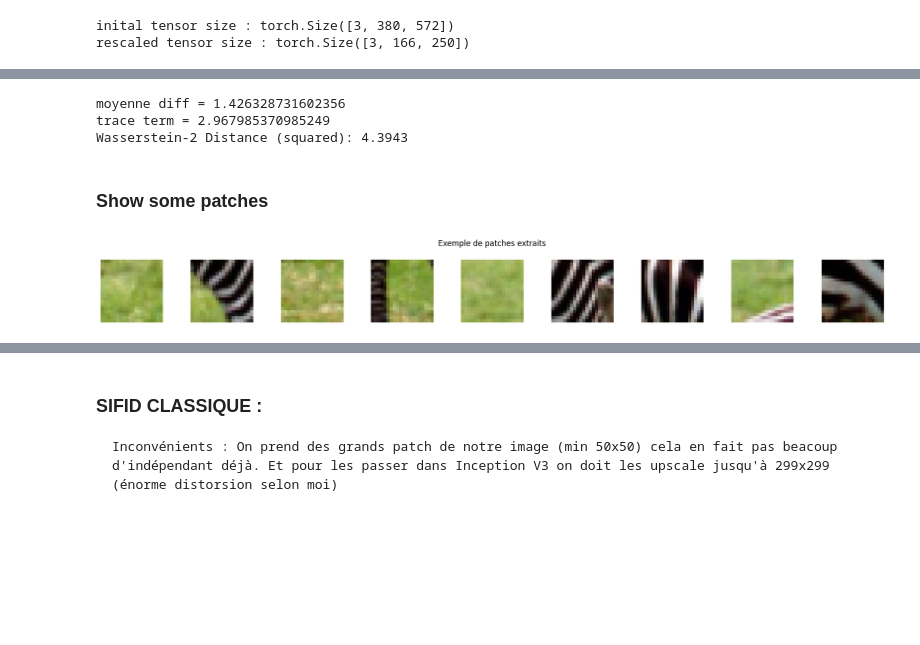
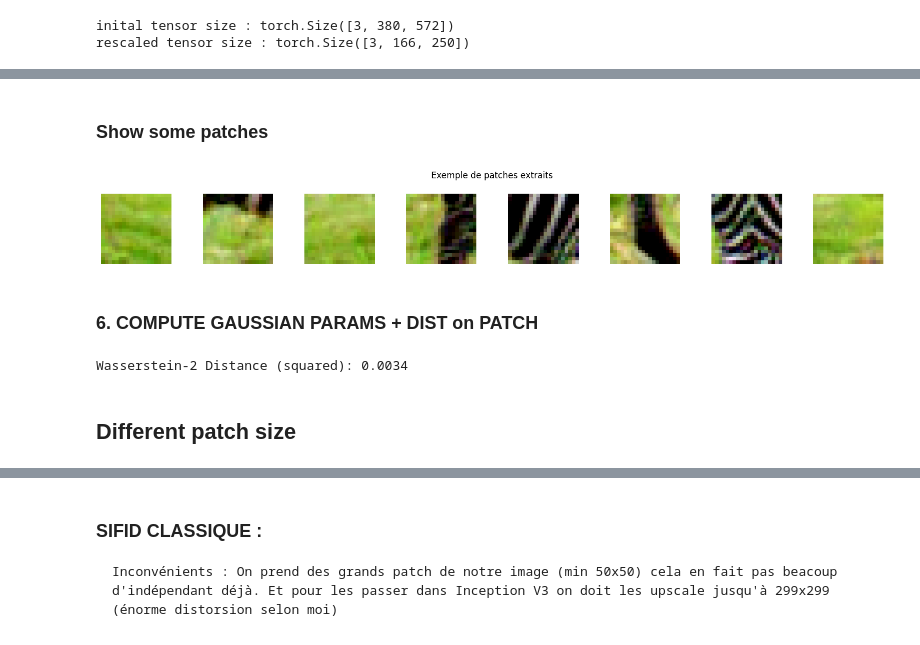
Before and after one commit to Loudwig/SinGan, a Jupyter notebook: evaluate_model.ipynb, the cells around one changed output, grey strips where cells are left out. Saved outputs shown, nothing was run; the diff lists cells and outputs as text; code cells hidden in the pictures; blank space fills up the shorter version.

```diff
--- a/evaluate_model.ipynb
+++ b/evaluate_model.ipynb
@@ -249,13 +139,3 @@ print(f"rescaled tensor size : {im_resized.shape}")
 # %% [output]
 inital tensor size : torch.Size([3, 380, 572])
 rescaled tensor size : torch.Size([3, 166, 250])
-# %%
-scales = [im_resized.unsqueeze(0)]    # niveau 0 = fine
-
-for i in range(0, loaded_N):
-    prev = scales[-1]
-    _, _, h, w = prev.shape
-    new_h = max(int(h / loaded_r), 1)
-    new_w = max(int(w / loaded_r), 1)
-    down = resize(prev, size=[new_h, new_w], antialias=True)
-    scales.append(down)
@@ -311,18 +144,27 @@ def generate_multiscale(start_scale: int = loaded_N - 1,Generators = loaded_gene
 # %%
-# Cell 2: Génération et stockage des échantillons
-out_dir = "outputs/" + image_name
-os.makedirs(out_dir, exist_ok=True)
+scale_to_evaluate_on = 0 # 0 : finest
+patch_size = 20
+stride = 3
+
 
 K = 8
 final_imgs = []
 for k in range(K):
-    imgs = generate_multiscale(start_scale=loaded_N-1, Generators=loaded_generators)
-    # On stocke la dernière image de chaque synthèse
-    final_imgs.append(imgs[-1].cpu().squeeze())
+    # start scale : N-1 pour full génération
+    imgs = generate_multiscale(imgs_ref=scales, Generators=loaded_generators,sigma_n=loaded_sigma_n,N=loaded_N,device=device,start_scale=loaded_N-1)
+    # On stocke l'image à la scale voulue
+    final_imgs.append(imgs[scale_to_evaluate_on].cpu().squeeze())
 
 # Convertir en [0,1] et assembler en un seul tenseur
 fake_tensor = torch.stack(final_imgs)               # (K, C, H, W)
 fake_tensor01 = (fake_tensor.clamp(-1, 1) + 1) / 2   # [-1,1] → [0,1]
 print("Fake tensor shape:", fake_tensor01.shape)
+
+
+# extract patch from the image
+all_fake_patches = [extract_patches(img, patch_size, stride) for img in fake_tensor01]
+print(fake_tensor01.shape)
+patches_fake = torch.cat(all_fake_patches, dim=0).double()
+print("Fake patches shape:", patches_fake.shape)  # (total_fake_patches, C*patch_size^2)
 # %% [output]
 Fake tensor shape: torch.Size([8, 3, 166, 250])
@@ -367,43 +195,42 @@ Fake image stats: 0.0 1.0 0.4400196671485901
-# %%
-# Cell 6: Compute Gaussian params & W2 distance
-
-mu_fake, Sigma_fake = get_gaussian_params(patches_fake)
-mu_real, Sigma_real = get_gaussian_params(patches_real)
-
-w2 = wasserstein_2_gaussian_eig(mu_real, Sigma_real, mu_fake, Sigma_fake)
-print(f"Wasserstein-2 Distance (squared): {w2.item():.4f}")
-# %% [output]
-moyenne diff = 1.426328731602356
-trace term = 2.967985370985249
-Wasserstein-2 Distance (squared): 4.3943
 # %% [markdown]
 ### Show some patches
 # %%
-import random
 
 # image 0-1 en entrée
-patches = extract_patches(real_img01, patch_size, stride)  # (N, C*patch_size*patch_size)
-N, D = patches.shape
-C = real_img.shape[0]
+N, D = patches_fake.shape
+C = fake_tensor.shape[1]
 
 # Sélection aléatoire de quelques patches
-num_display = 9
+num_display = 8
 indices = random.sample(range(N), num_display)
 
 # Affichage
 fig, axes = plt.subplots(1, num_display, figsize=(num_display * 2, 2))
 for ax, idx in zip(axes, indices):
-    vec = patches[idx]
+    vec = patches_fake[idx]
     img_patch = vec.view(C, patch_size, patch_size).permute(1, 2, 0).cpu().numpy()
     # Si vos patches sont normalisés [0,1], on les affiche directement
     ax.imshow(img_patch)
     ax.axis('off')
 
 plt.suptitle("Exemple de patches extraits", fontsize=12)
 plt.tight_layout()
 plt.show()
 # %% [output]
-[figure, old version]
+[figure, new version]
+# %% [markdown]
+### 6. COMPUTE GAUSSIAN PARAMS + DIST on PATCH
+# %%
+
+mu_fake, Sigma_fake = get_gaussian_params(patches_fake)
+mu_real, Sigma_real = get_gaussian_params(patches_real)
+
+w2 = wasserstein_2_gaussian_eig(mu_real, Sigma_real, mu_fake, Sigma_fake)
+print(f"Wasserstein-2 Distance (squared): {w2.item():.4f}")
+# %% [output]
+Wasserstein-2 Distance (squared): 0.0034
+# %% [markdown]
+## Different patch size
 # %%
 import numpy as np
 
```
Also changed, not shown: parts of 24 cells of this notebook, 19 other files.
